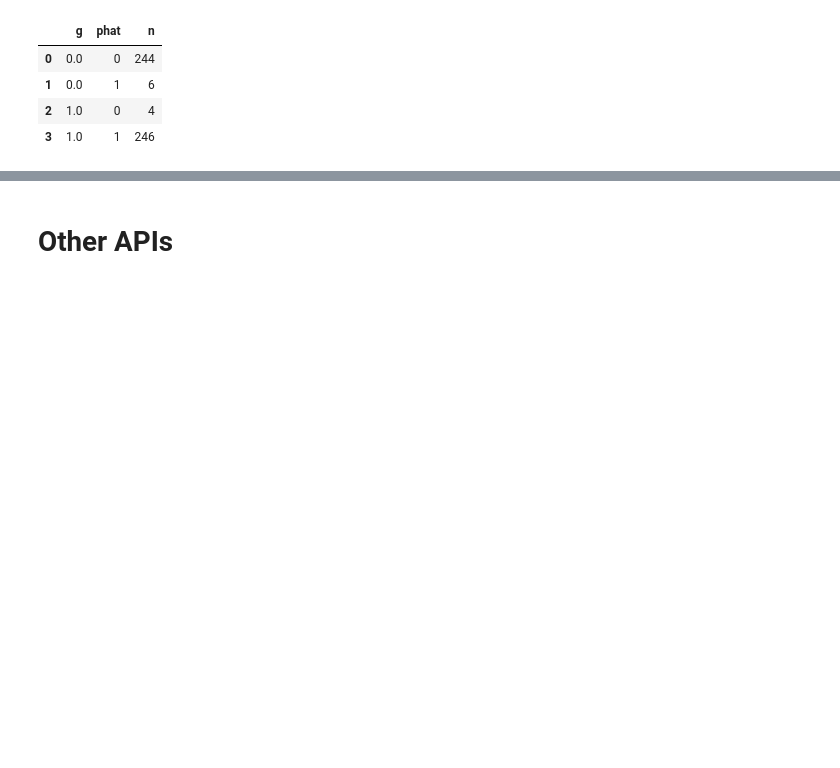
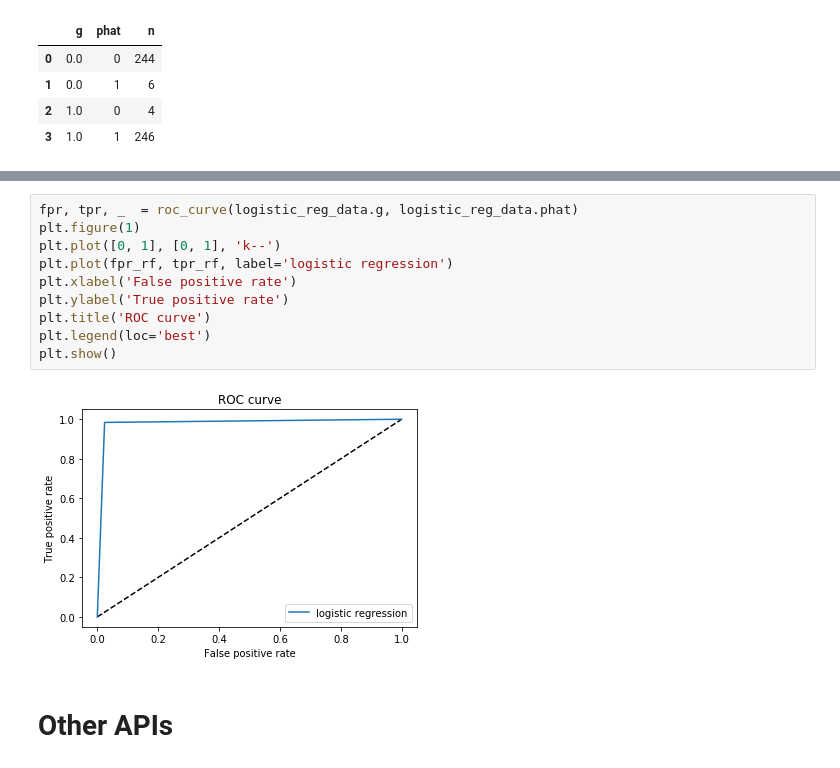
Before and after one commit to timsetsfire/regression-from-scratch, a Jupyter notebook: Regression from Scratch V2.ipynb, the cells around one changed output, grey strips where cells are left out. Drawn from its saved outputs; the diff is of its cells as text; blank space fills up the shorter version.

Commit message:
added diagnostic metrics to logistic regression

```diff
--- a/Regression from Scratch V2.ipynb
+++ b/Regression from Scratch V2.ipynb
@@ -883,3 +934,15 @@ pysqldf("select g, phat, sum(1) as n from logistic_reg_data group by g, phat;")
+# %%
+fpr, tpr, _  = roc_curve(logistic_reg_data.g, logistic_reg_data.phat)
+plt.figure(1)
+plt.plot([0, 1], [0, 1], 'k--')
+plt.plot(fpr_rf, tpr_rf, label='logistic regression')
+plt.xlabel('False positive rate')
+plt.ylabel('True positive rate')
+plt.title('ROC curve')
+plt.legend(loc='best')
+plt.show()
+# %% [output]
+[figure, added]
 # %% [markdown]
 # Other APIs
 # %% [markdown]
```
Also changed, not shown: parts of 13 cells of this notebook.
